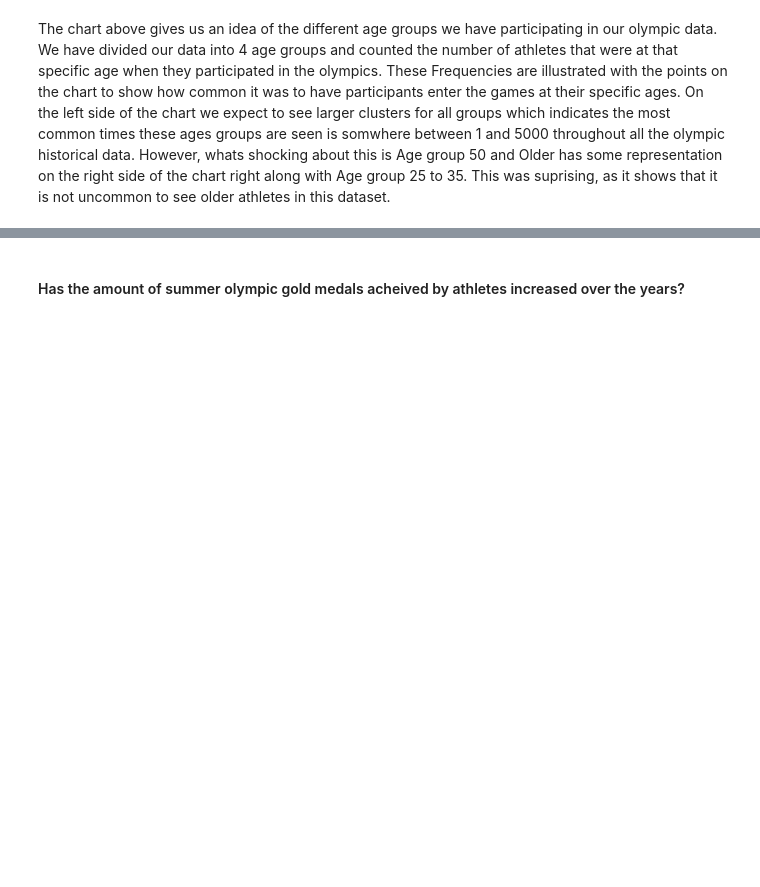
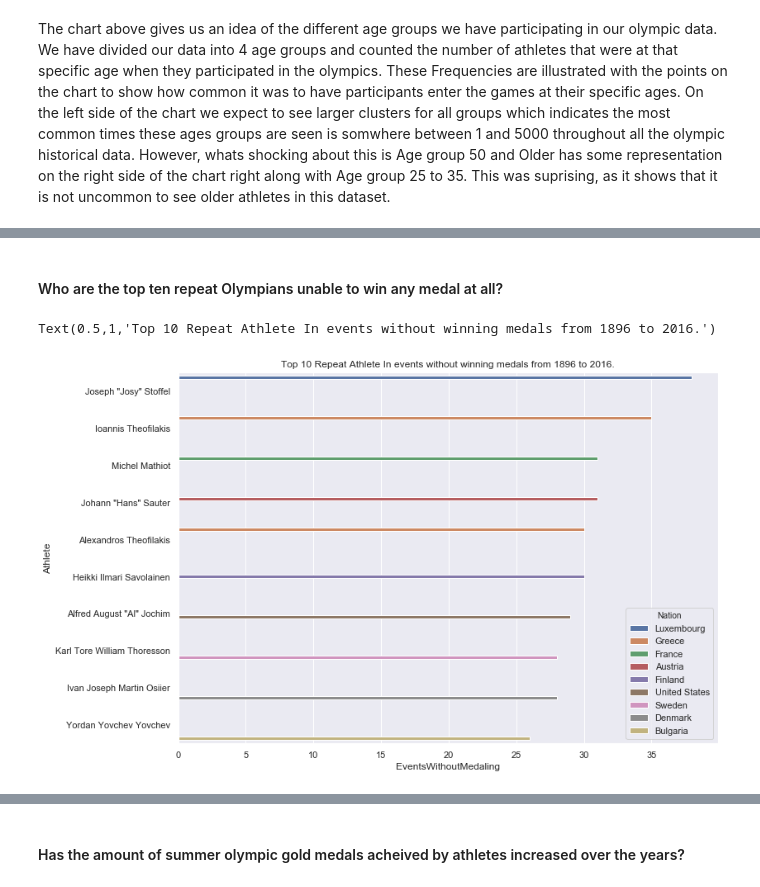
Before and after one commit to i4a/olympics, a Jupyter notebook: LabAssignmentOne.ipynb, the cells around one changed output, grey strips where cells are left out. Drawn from its saved outputs; the diff is of its cells as text; code cells hidden in the pictures; blank space fills up the shorter version.

```diff
--- a/LabAssignmentOne.ipynb
+++ b/LabAssignmentOne.ipynb
@@ -134,0 +118,13 @@ Once again we see  a normal distribution when we compare `GoldMedals` to Height.
+# %% [markdown]
+#### Who are the top ten repeat Olympians unable to win any medal at all?
+# %%
+no_medal_atheletes = df[df['Medal'] == 'No Medal'].groupby(['Name', 'Team'])['Medal'].count()
+multiple_appearnaces = no_medal_atheletes.reset_index()
+multiple_appearnaces.columns = ['Athlete', 'Nation', 'EventsWithoutMedaling']
+madf = multiple_appearnaces[multiple_appearnaces['EventsWithoutMedaling'] > 1].sort_values(ascending=False, by="EventsWithoutMedaling")
+
+sns.barplot(x="EventsWithoutMedaling", y="Athlete", hue="Nation", data=madf[0:10])
+plt.title("Top 10 Repeat Athlete In events without winning medals from 1896 to 2016.")
+# %% [output]
+Text(0.5,1,'Top 10 Repeat Athlete In events without winning medals from 1896 to 2016.')
+[figure, added]
```
Also changed, not shown: parts of 18 cells of this notebook.
